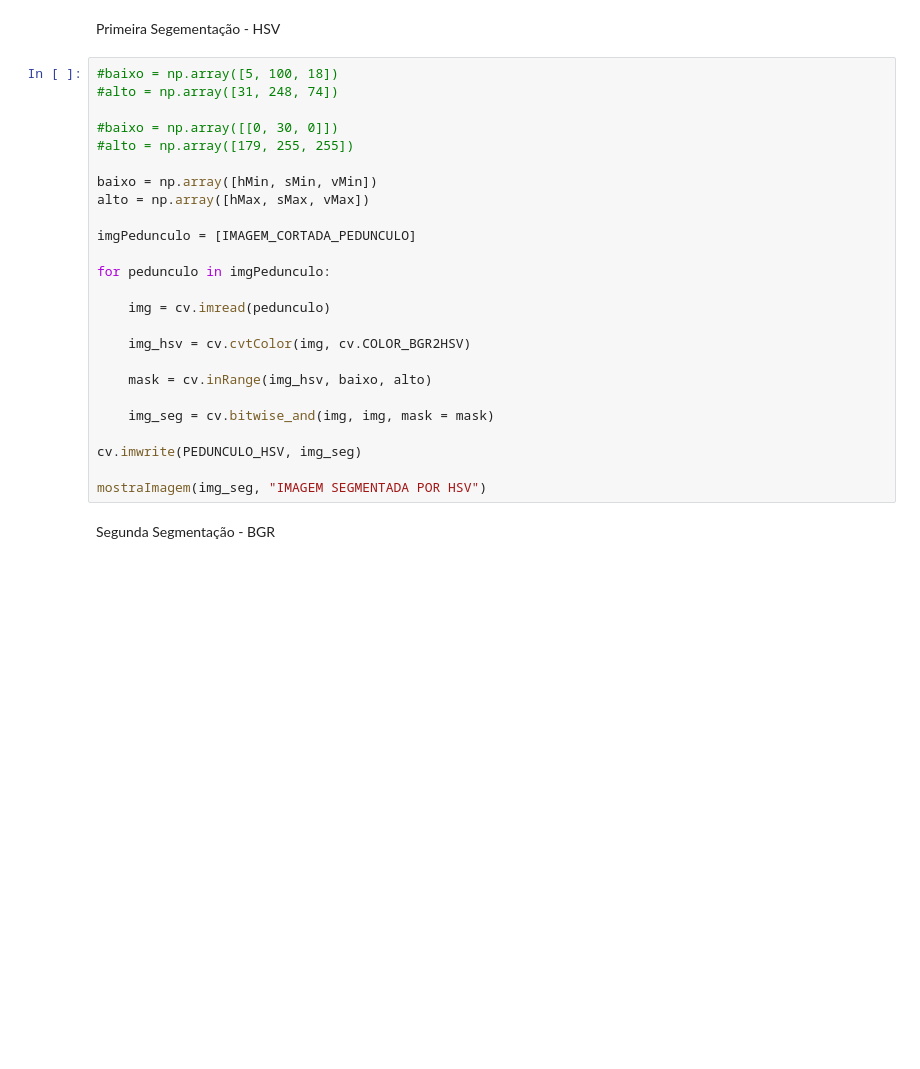
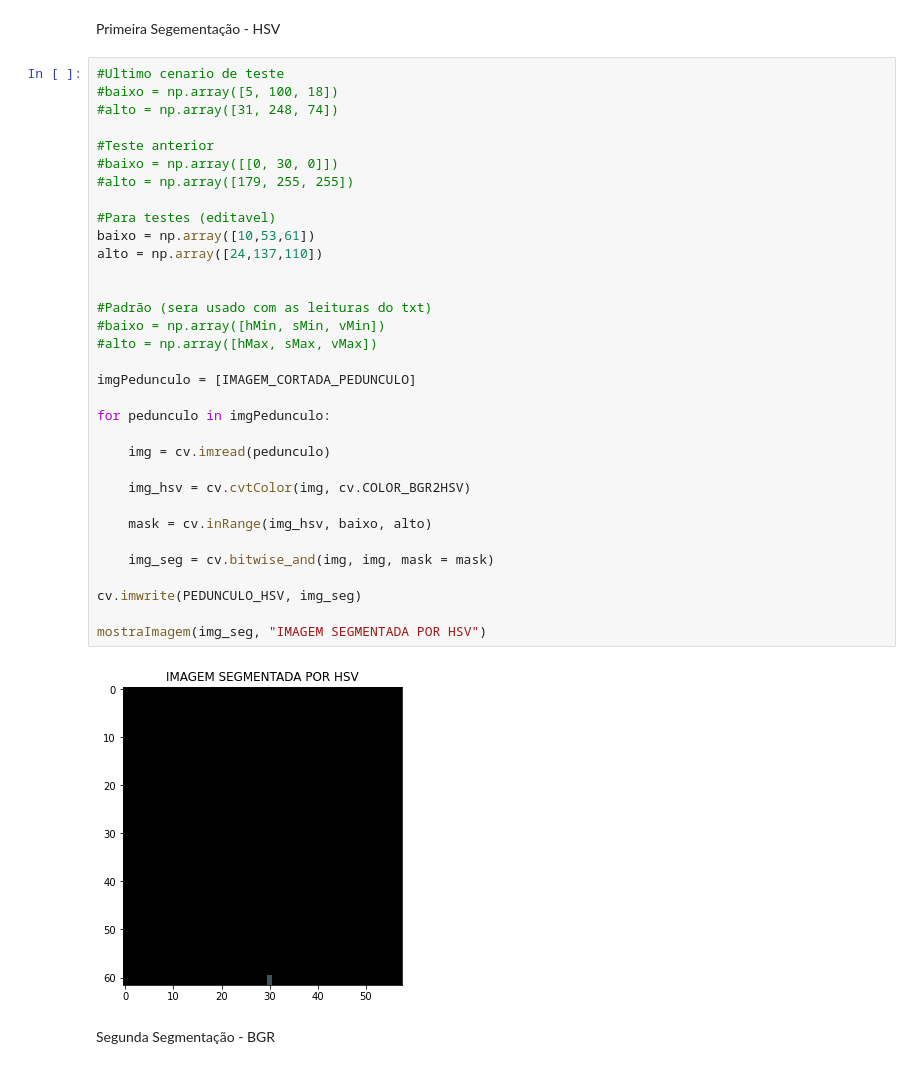
Before and after one commit to AndreAlbu/SVCf, a Jupyter notebook: PontoCompletoSegundo.ipynb, the cells around one changed output. Cells and saved outputs as stored; diff of their text form; blank space fills up the shorter version.

Commit message:
Visão Computacional
Atualização e teste com diferentes tipos de hsv

```diff
--- a/PontoCompletoSegundo.ipynb
+++ b/PontoCompletoSegundo.ipynb
@@ -106,30 +110,40 @@ cv.imwrite(IMAGEM_CORTADA_PEDUNCULO, crop) #Salva a imagem cortada
 # %% [markdown]
 Primeira Segementação - HSV
 # %%
+#Ultimo cenario de teste
 #baixo = np.array([5, 100, 18])
 #alto = np.array([31, 248, 74])
 
+#Teste anterior
 #baixo = np.array([[0, 30, 0]])
 #alto = np.array([179, 255, 255])
 
-baixo = np.array([hMin, sMin, vMin])
-alto = np.array([hMax, sMax, vMax])
+#Para testes (editavel)
+baixo = np.array([10,53,61])
+alto = np.array([24,137,110])
+
+
+#Padrão (sera usado com as leituras do txt)
+#baixo = np.array([hMin, sMin, vMin])
+#alto = np.array([hMax, sMax, vMax])
 
 imgPedunculo = [IMAGEM_CORTADA_PEDUNCULO]
 
 for pedunculo in imgPedunculo:
 
     img = cv.imread(pedunculo)
 
     img_hsv = cv.cvtColor(img, cv.COLOR_BGR2HSV)
 
     mask = cv.inRange(img_hsv, baixo, alto)
 
     img_seg = cv.bitwise_and(img, img, mask = mask)
 
 cv.imwrite(PEDUNCULO_HSV, img_seg)
 
 mostraImagem(img_seg, "IMAGEM SEGMENTADA POR HSV")
+# %% [output]
+[figure, added]
 # %% [markdown]
 Segunda Segmentação - BGR
 # %%
```
Also changed, not shown: parts of 5 cells of this notebook.
